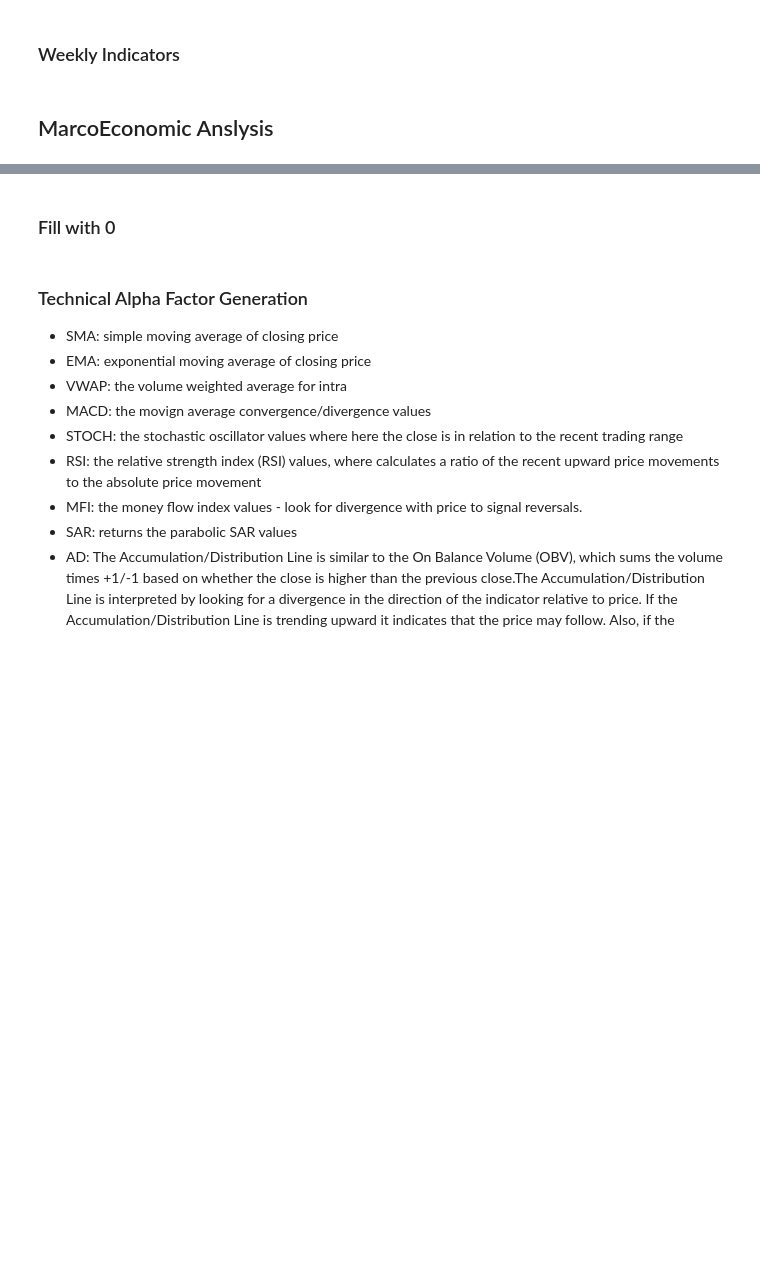
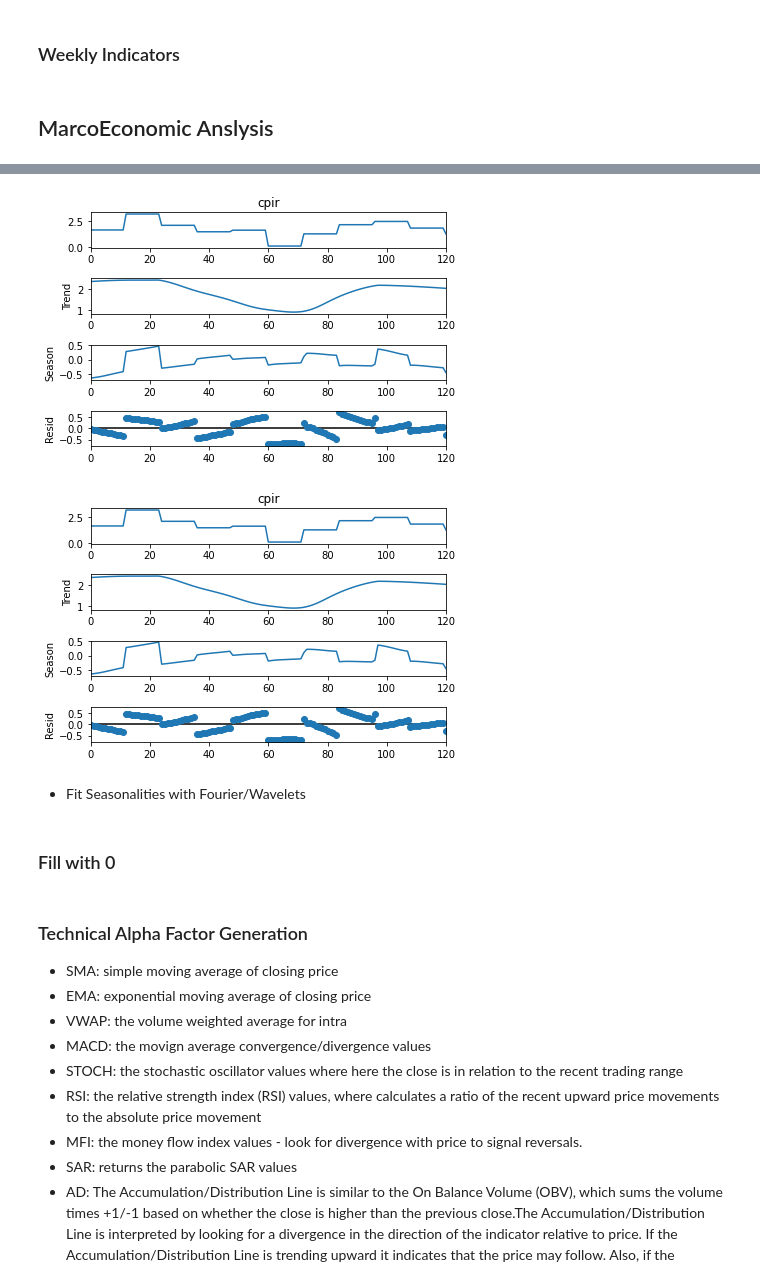
Before and after one commit to ElinorCheng/STA561, a Jupyter notebook: predictors/predictor_prep.ipynb, the cells around one changed output, grey strips where cells are left out. Saved outputs shown, nothing was run; the diff lists cells and outputs as text; code cells hidden in the pictures; blank space fills up the shorter version.

```diff
--- a/predictors/predictor_prep.ipynb
+++ b/predictors/predictor_prep.ipynb
@@ -99,3 +124,15 @@ macro_use.iloc[:,2:3].apply(lambda x: moving_normal(x, win=4),axis=0).head(40)
+# %%
+macro_STL = {}
+for col in macro_columns[1:]:
+    macro_STL[col] = STL(macro_use.loc[:,col],period=12, robust=True).fit()
+# %%
+macro_STL['cpir'] = STL(macro_use.cpir,period=24,robust=True).fit()
+macro_STL['cpir'].plot()
+# %% [output]
+[figure, added]
+[figure, added]
+# %% [markdown]
+- Fit Seasonalities with Fourier/Wavelets
 # %% [markdown]
 ### Fill with 0
 # %%
```
Also changed, not shown: parts of 6 cells of this notebook.
